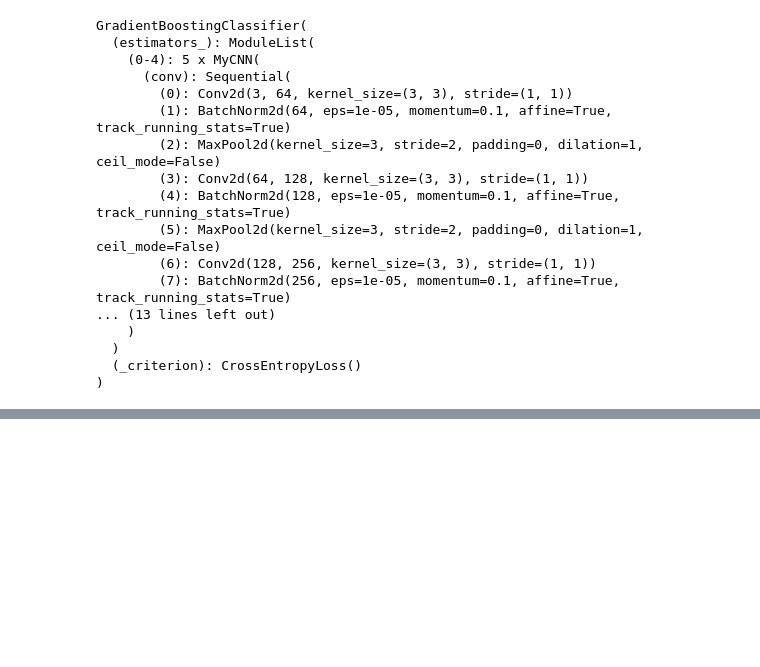
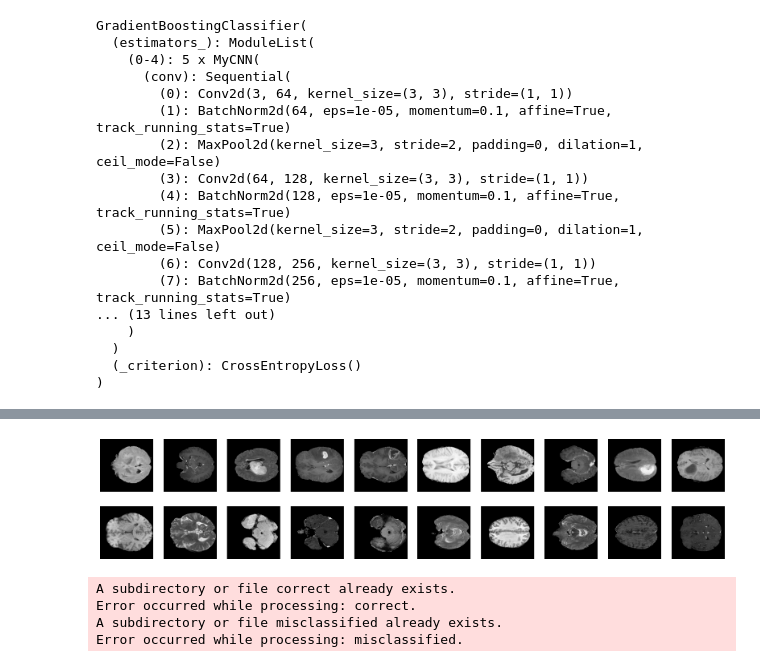
Before and after one commit to AtiqurRahmanAni/brain-tumour, a Jupyter notebook: model_test_mycnn_5_estimators.ipynb, the cells around one changed output, grey strips where cells are left out. Cells and saved outputs as stored; diff of their text form; code cells hidden in the pictures; blank space fills up the shorter version.

```diff
--- a/model_test_mycnn_5_estimators.ipynb
+++ b/model_test_mycnn_5_estimators.ipynb
@@ -172,0 +176,3 @@ for path, actual, pred in tqdm(misclassified):
+# %%
+all_test = glob.glob("../splitted/test/*/*")
+misclassified = [x[0] for x in misclassified]
@@ -172,0 +182,31 @@ for path, actual, pred in tqdm(misclassified):
+# %%
+correct = [x for x in all_test if x not in misclassified]
+correct = sample(correct, 10)
+miss = sample(misclassified, 10)
+
+
+_, axes = plt.subplots(2, 10, figsize=(20, 4))
+
+for idx, (path1, path2) in enumerate(zip(correct, miss)):
+    img = cv2.imread(path1)
+    axes[0, idx].imshow(img)
+    axes[0, idx].axis("off")
+
+    img = cv2.imread(path2)
+    axes[1, idx].imshow(img)
+    axes[1, idx].axis("off")
+# %% [output]
+[figure, added]
+# %%
+!mkdir correct misclassified
+
+for path1, path2 in zip(correct, miss):
+    img1 = path1.split("\\")[-1]
+    img2 = path1.split("\\")[-1]
+    shutil.copy(path1, f"correct/{img1}")
+    shutil.copy(path2, f"misclassified/{img2}")
+# %% [output]
+A subdirectory or file correct already exists.
+Error occurred while processing: correct.
+A subdirectory or file misclassified already exists.
+Error occurred while processing: misclassified.
```
Also changed, not shown: parts of 6 cells of this notebook, 3 other files.
